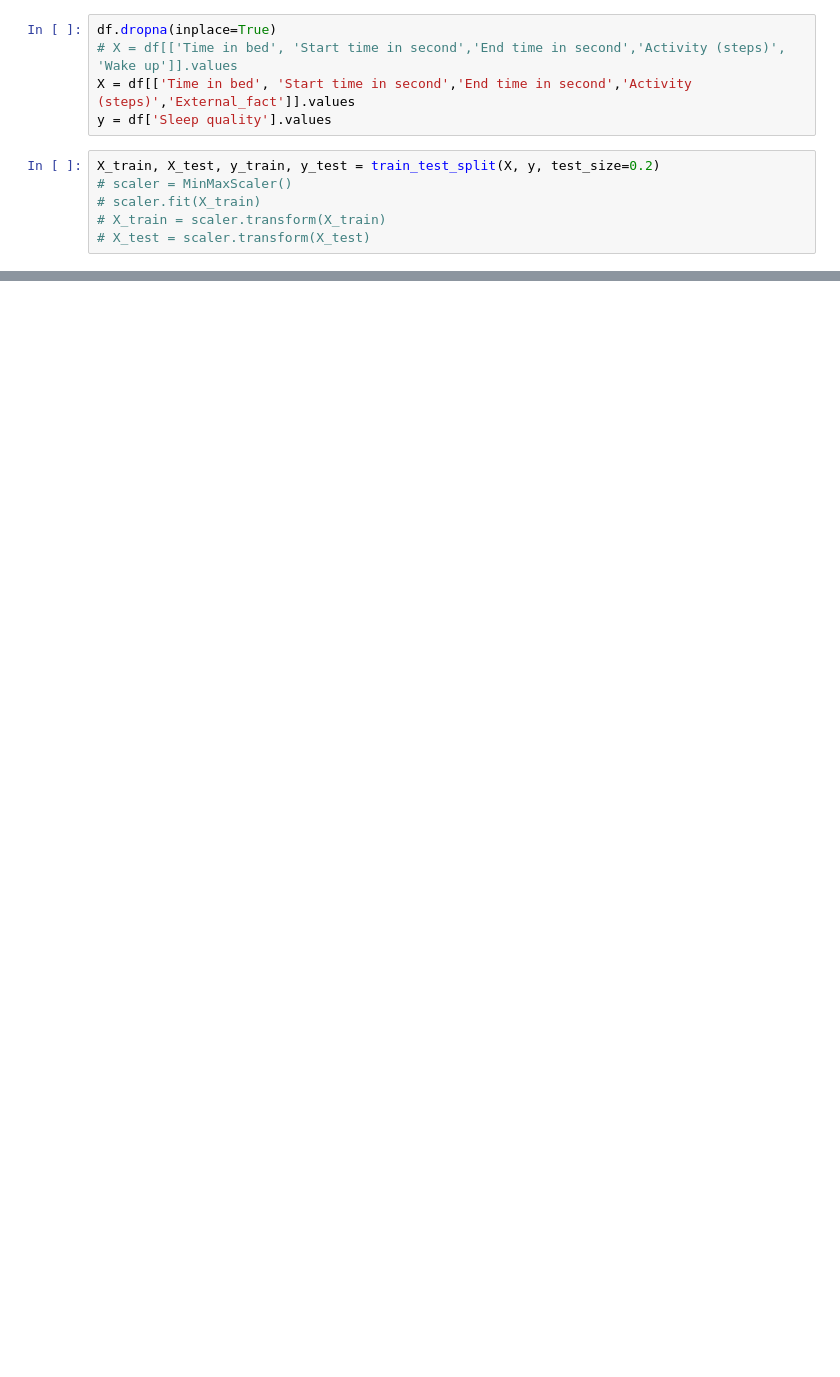
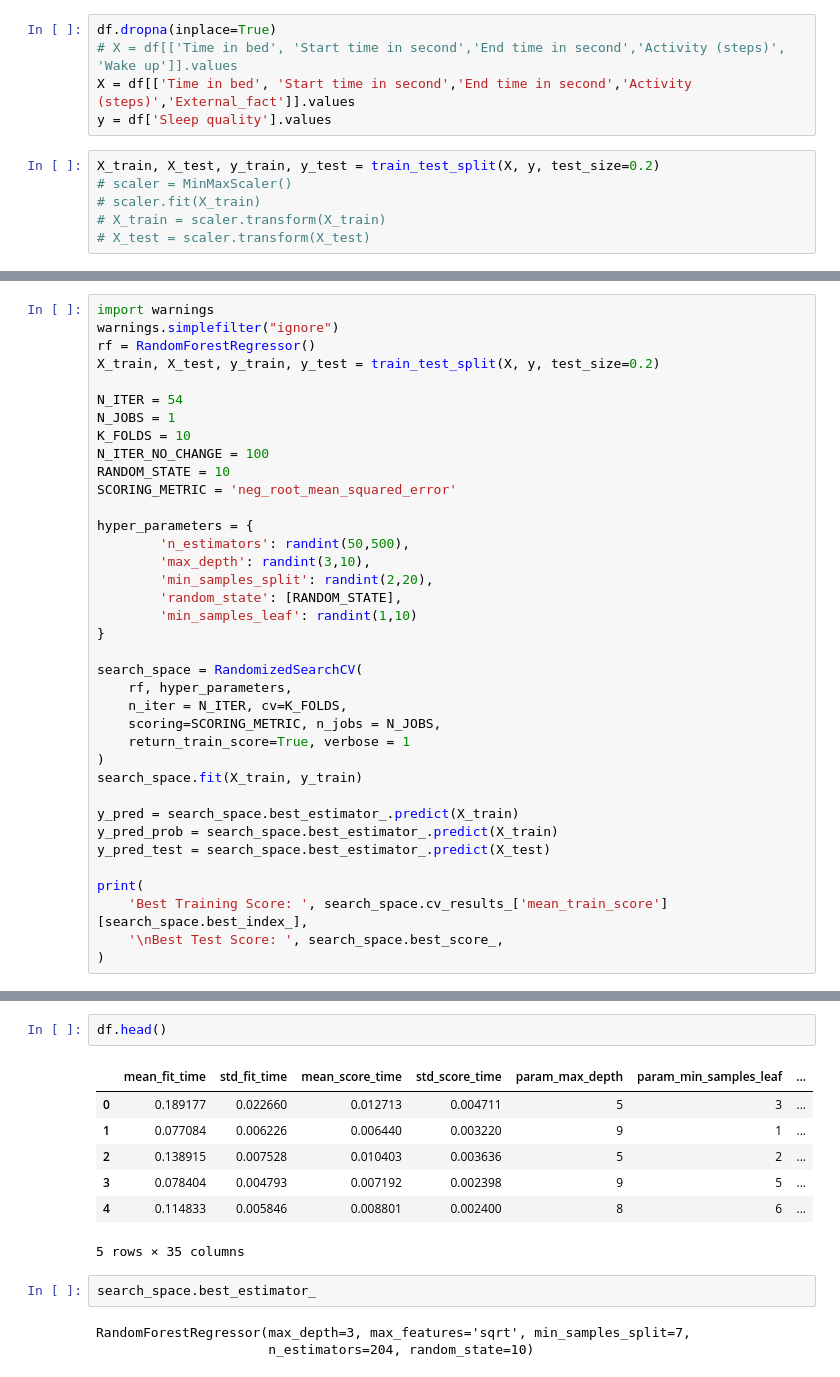
Before and after one commit to BorisBorisov33/Intelligent_Systems, a Jupyter notebook: ML_analysis.ipynb, the cells around one changed output, grey strips where cells are left out. Cells and saved outputs as stored; diff of their text form; blank space fills up the shorter version.

```diff
--- a/ML_analysis.ipynb
+++ b/ML_analysis.ipynb
@@ -89,0 +128,37 @@ array([38.56])
+# %%
+import warnings
+warnings.simplefilter("ignore")
+rf = RandomForestRegressor()
+X_train, X_test, y_train, y_test = train_test_split(X, y, test_size=0.2)
+
+N_ITER = 54
+N_JOBS = 1
+K_FOLDS = 10
+N_ITER_NO_CHANGE = 100
+RANDOM_STATE = 10
+SCORING_METRIC = 'neg_root_mean_squared_error'
+
+hyper_parameters = {
+        'n_estimators': randint(50,500),
+        'max_depth': randint(3,10),
+        'min_samples_split': randint(2,20),
+        'random_state': [RANDOM_STATE],
+        'min_samples_leaf': randint(1,10)
+}
+
+search_space = RandomizedSearchCV(
+    rf, hyper_parameters,
+    n_iter = N_ITER, cv=K_FOLDS,
+    scoring=SCORING_METRIC, n_jobs = N_JOBS,
+    return_train_score=True, verbose = 1
+)
+search_space.fit(X_train, y_train)
+
+y_pred = search_space.best_estimator_.predict(X_train)
+y_pred_prob = search_space.best_estimator_.predict(X_train)
+y_pred_test = search_space.best_estimator_.predict(X_test)
+
+print(
+    'Best Training Score: ', search_space.cv_results_['mean_train_score'][search_space.best_index_],
+    '\nBest Test Score: ', search_space.best_score_,
+)
@@ -89,0 +192,15 @@ array([38.56])
+# %%
+df.head()
+# %% [output]
+|  | mean_fit_time | std_fit_time | mean_score_time | std_score_time | param_max_depth | param_min_samples_leaf | ... |
+| 0 | 0.189177 | 0.022660 | 0.012713 | 0.004711 | 5 | 3 | ... |
+| 1 | 0.077084 | 0.006226 | 0.006440 | 0.003220 | 9 | 1 | ... |
+| 2 | 0.138915 | 0.007528 | 0.010403 | 0.003636 | 5 | 2 | ... |
+| 3 | 0.078404 | 0.004793 | 0.007192 | 0.002398 | 9 | 5 | ... |
+| 4 | 0.114833 | 0.005846 | 0.008801 | 0.002400 | 8 | 6 | ... |
+5 rows × 35 columns
+# %%
+search_space.best_estimator_
+# %% [output]
+RandomForestRegressor(max_depth=3, max_features='sqrt', min_samples_split=7,
+                      n_estimators=204, random_state=10)
```
Also changed, not shown: parts of 21 cells of this notebook, 1 other file.
